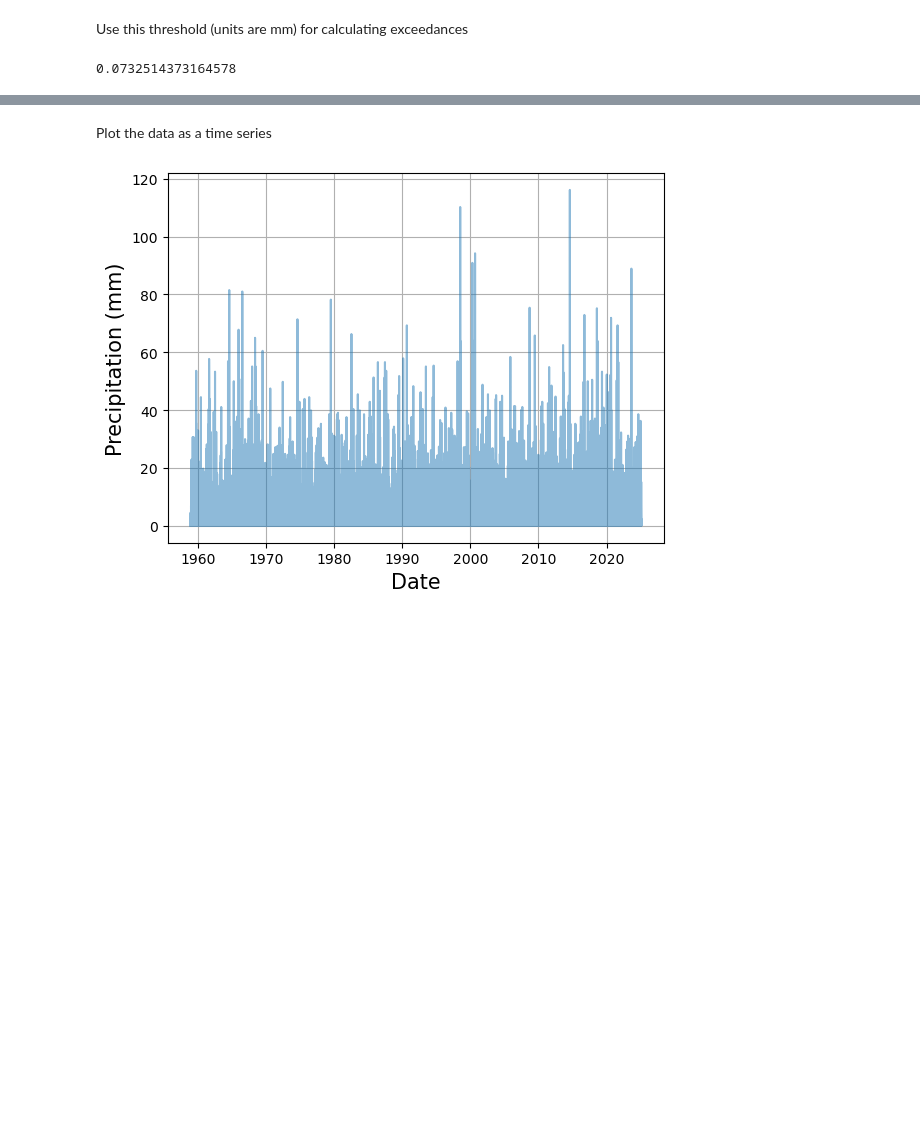
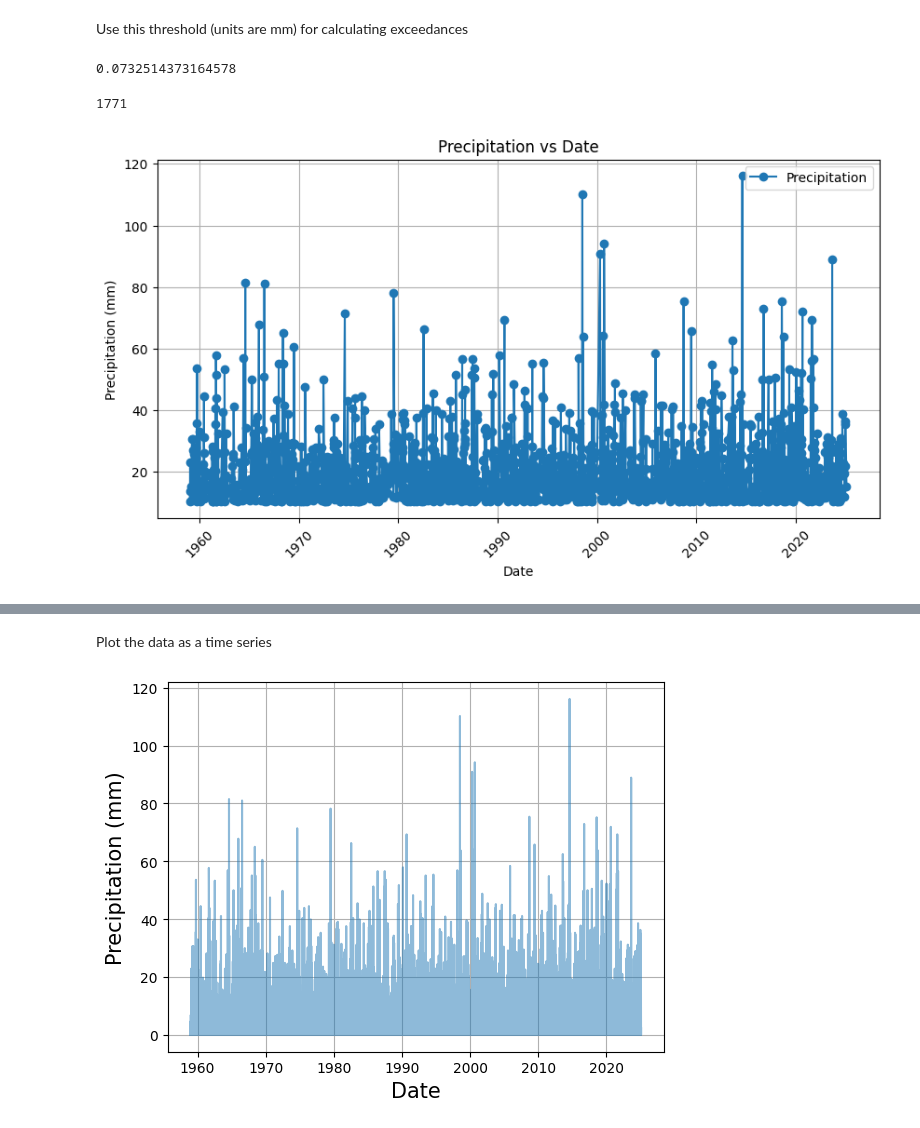
Before and after one commit to KingOliver666/Stats-504-materials, a Jupyter notebook: precip/extremes.ipynb, the cells around one changed output, grey strips where cells are left out. Saved outputs shown, nothing was run; the diff lists cells and outputs as text; code cells hidden in the pictures; blank space fills up the shorter version.

```diff
--- a/precip/extremes.ipynb
+++ b/precip/extremes.ipynb
@@ -363,3 +395,23 @@ thresh = 10.0
 (df["PRCP"] >= thresh).mean()
 # %% [output]
 0.0732514373164578
+# %%
+sum(df["PRCP"] >= thresh)
+# %% [output]
+1771
+# %%
+df_1 = df[df['PRCP']> 10].sort_values('DATE')
+# %%
+plt.figure(figsize=(10, 5))
+plt.plot(df_1['DATE'], df_1['PRCP'], marker='o', linestyle='-', label='Precipitation')
+plt.xlabel('Date')
+plt.ylabel('Precipitation (mm)')
+plt.title('Precipitation vs Date')
+plt.xticks(rotation=45)
+plt.grid(True)
+plt.legend()
+
+# Show plot
+plt.show()
+# %% [output]
+[figure, added]
```
Also changed, not shown: parts of 19 cells of this notebook.
